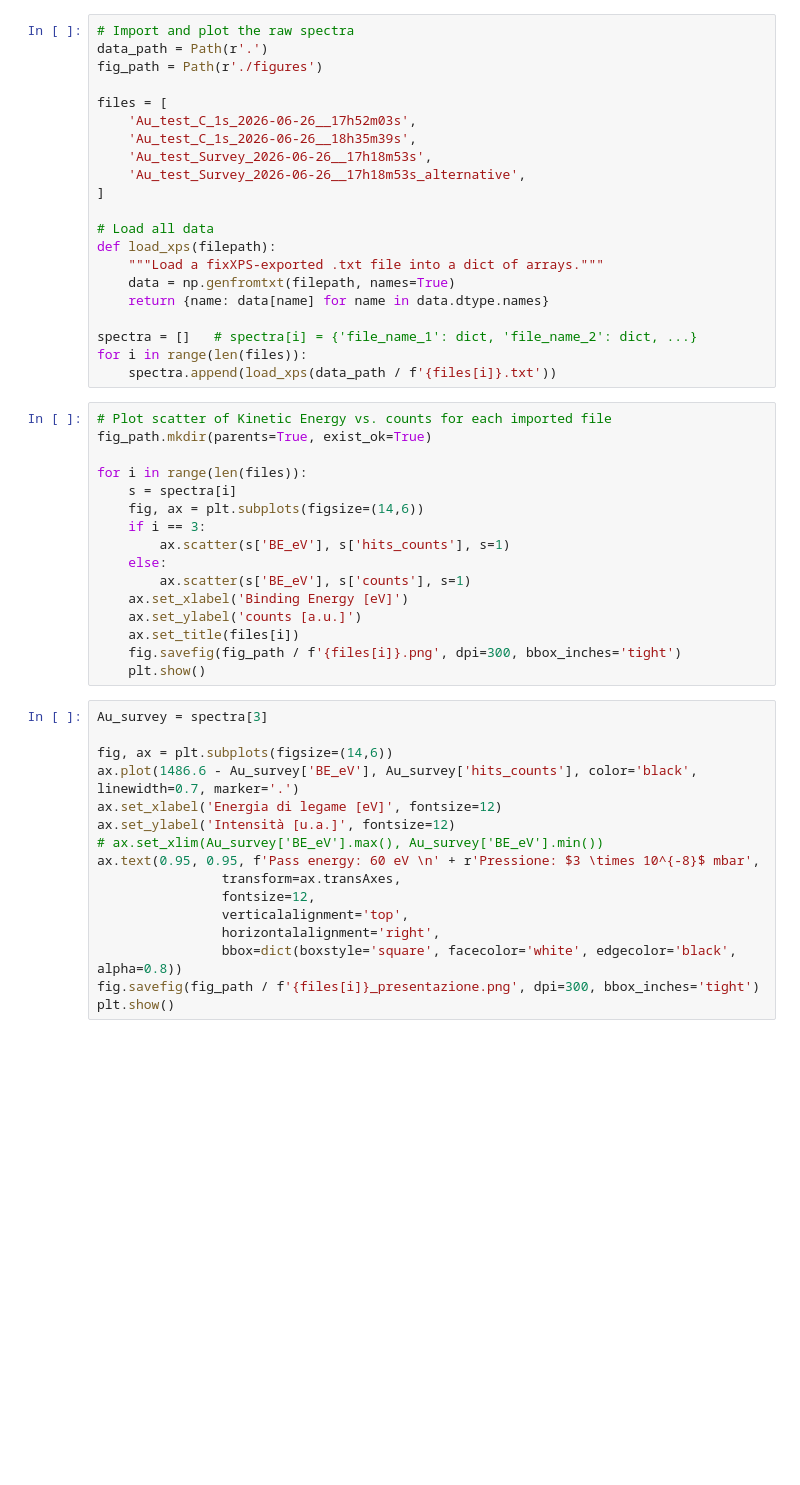
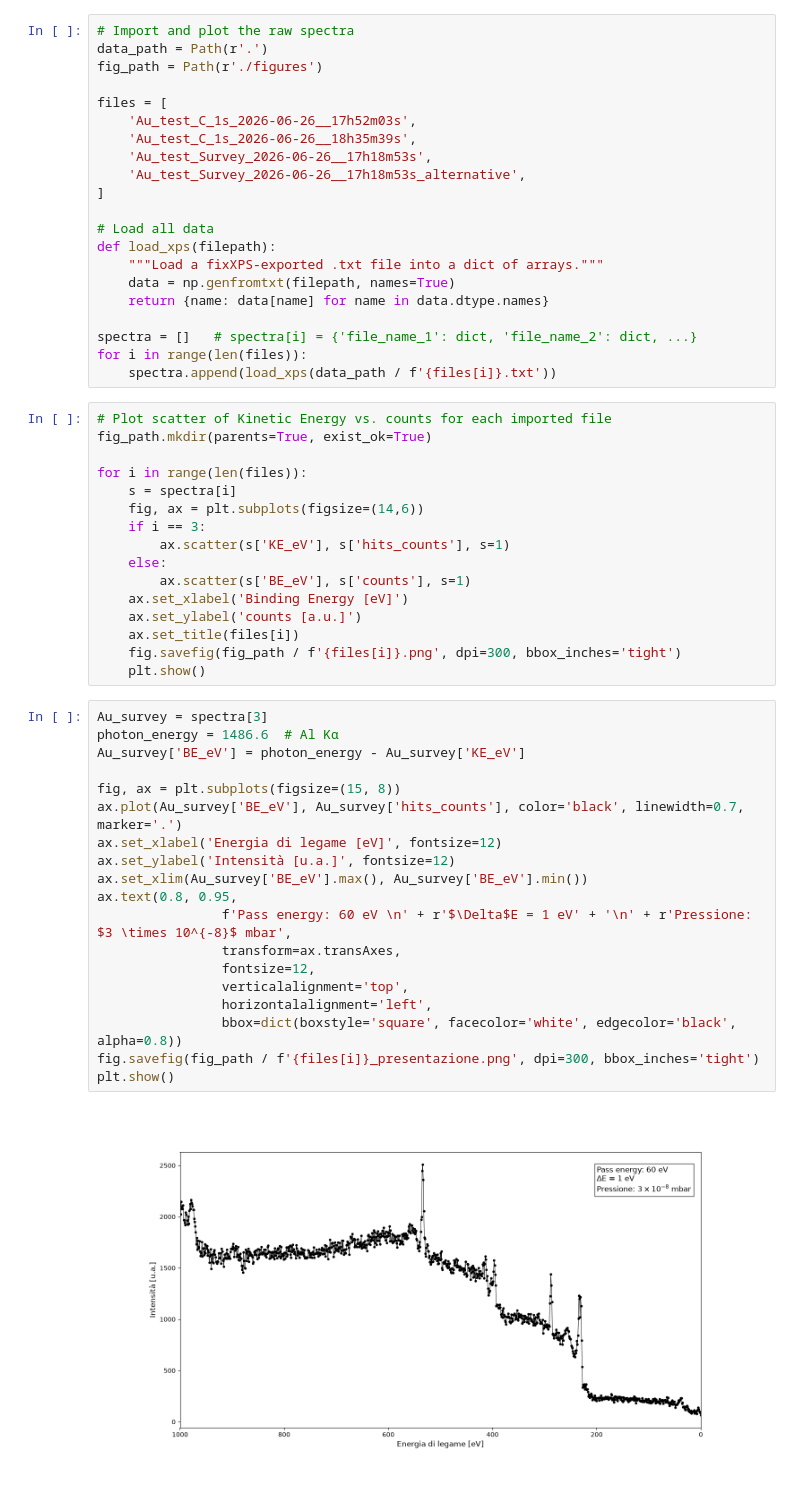
Before and after one commit to maddoc-g/XPS, a Jupyter notebook: data/2026-06-26/plot_data.ipynb, the cells around one changed output. Drawn from its saved outputs; the diff is of its cells as text; blank space fills up the shorter version.

```diff
--- a/data/2026-06-26/plot_data.ipynb
+++ b/data/2026-06-26/plot_data.ipynb
@@ -34,7 +34,7 @@ for i in range(len(files)):
     s = spectra[i]
     fig, ax = plt.subplots(figsize=(14,6))
     if i == 3:
-        ax.scatter(s['BE_eV'], s['hits_counts'], s=1)
+        ax.scatter(s['KE_eV'], s['hits_counts'], s=1)
     else:
         ax.scatter(s['BE_eV'], s['counts'], s=1)
     ax.set_xlabel('Binding Energy [eV]')
@@ -44,17 +44,22 @@ for i in range(len(files)):
     plt.show()
 # %%
 Au_survey = spectra[3]
+photon_energy = 1486.6  # Al Kα
+Au_survey['BE_eV'] = photon_energy - Au_survey['KE_eV']
 
-fig, ax = plt.subplots(figsize=(14,6))
-ax.plot(1486.6 - Au_survey['BE_eV'], Au_survey['hits_counts'], color='black', linewidth=0.7, marker='.')
+fig, ax = plt.subplots(figsize=(15, 8))
+ax.plot(Au_survey['BE_eV'], Au_survey['hits_counts'], color='black', linewidth=0.7, marker='.')
 ax.set_xlabel('Energia di legame [eV]', fontsize=12)
 ax.set_ylabel('Intensità [u.a.]', fontsize=12)
-# ax.set_xlim(Au_survey['BE_eV'].max(), Au_survey['BE_eV'].min())
-ax.text(0.95, 0.95, f'Pass energy: 60 eV \n' + r'Pressione: $3 \times 10^{-8}$ mbar',
+ax.set_xlim(Au_survey['BE_eV'].max(), Au_survey['BE_eV'].min())
+ax.text(0.8, 0.95,
+                f'Pass energy: 60 eV \n' + r'$\Delta$E = 1 eV' + '\n' + r'Pressione: $3 \times 10^{-8}$ mbar',
                 transform=ax.transAxes,
                 fontsize=12,
                 verticalalignment='top',
-                horizontalalignment='right',
+                horizontalalignment='left',
                 bbox=dict(boxstyle='square', facecolor='white', edgecolor='black', alpha=0.8))
 fig.savefig(fig_path / f'{files[i]}_presentazione.png', dpi=300, bbox_inches='tight')
 plt.show()
+# %% [output]
+[figure, added]
```
Also changed, not shown: 13 other files.
